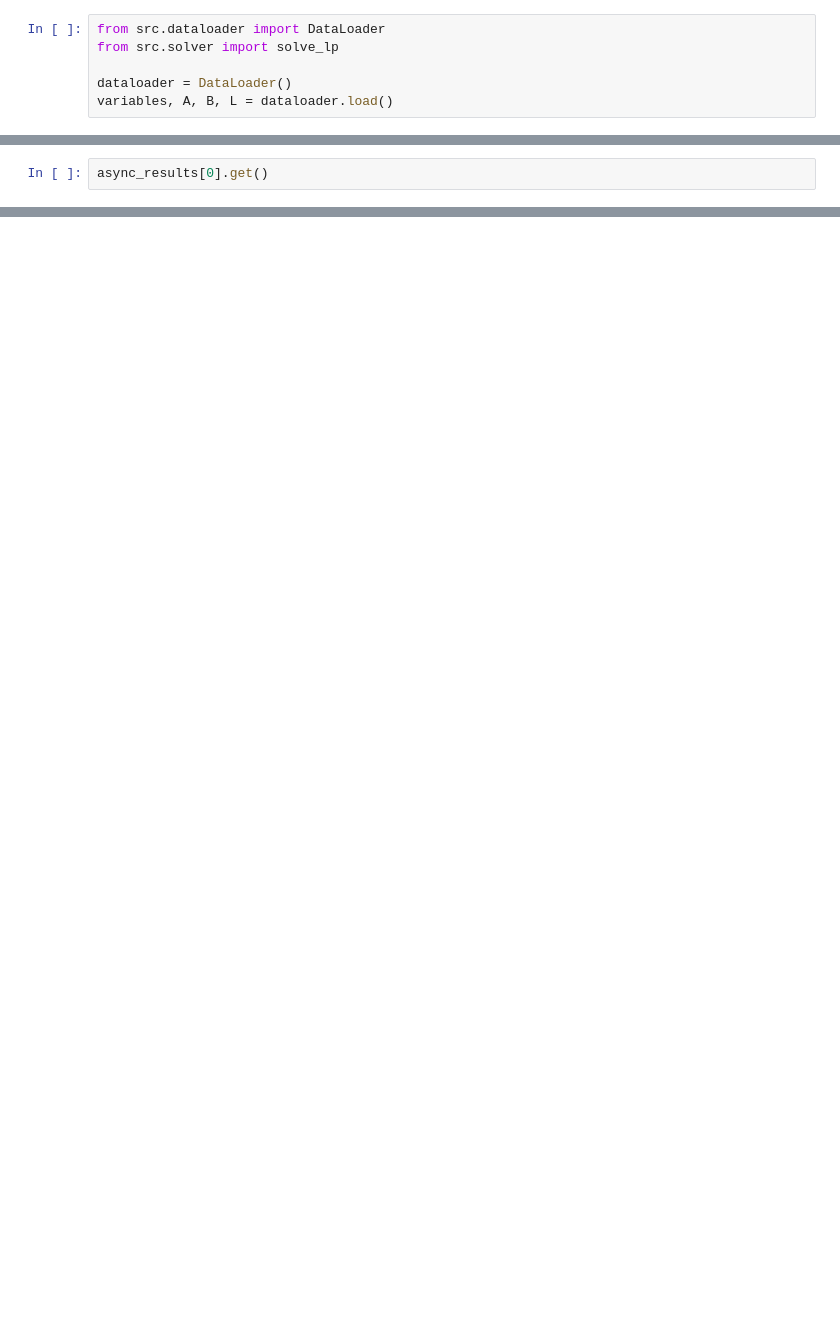
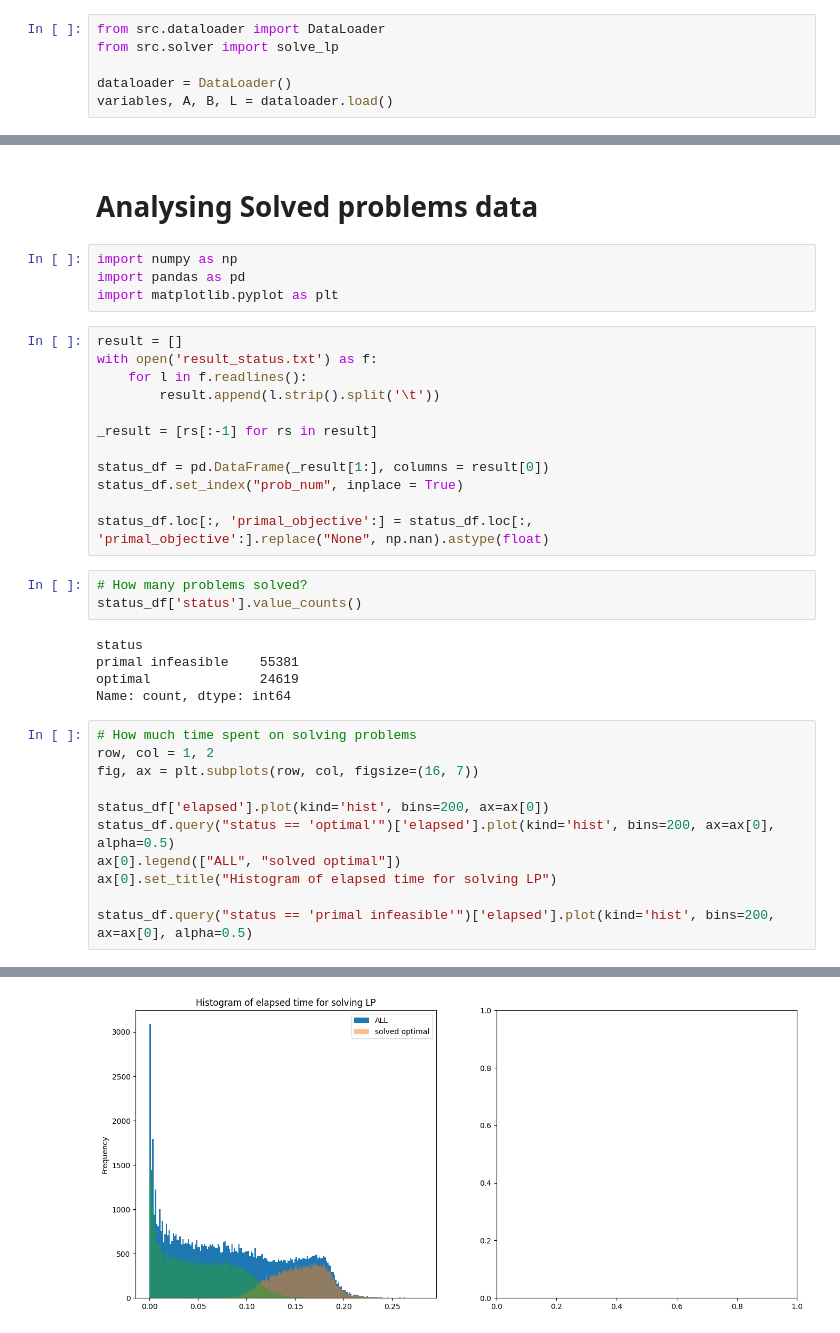
Before and after one commit to wowonki/hyu-credit-opt, a Jupyter notebook: analyze_data.ipynb, the cells around one changed output, grey strips where cells are left out. Drawn from its saved outputs; the diff is of its cells as text; blank space fills up the shorter version.

Commit message:
Analyze solved prob. but there are many to fix

```diff
--- a/analyze_data.ipynb
+++ b/analyze_data.ipynb
@@ -86,2 +9,38 @@ with multiprocessing.Pool(processes=2) as pool:
-# %%
-async_results[0].get()
+# %% [markdown]
+# Analysing Solved problems data
+# %%
+import numpy as np
+import pandas as pd
+import matplotlib.pyplot as plt
+# %%
+result = []
+with open('result_status.txt') as f:
+    for l in f.readlines():
+        result.append(l.strip().split('\t'))
+
+_result = [rs[:-1] for rs in result]
+
+status_df = pd.DataFrame(_result[1:], columns = result[0])
+status_df.set_index("prob_num", inplace = True)
+
+status_df.loc[:, 'primal_objective':] = status_df.loc[:, 'primal_objective':].replace("None", np.nan).astype(float)
+# %%
+# How many problems solved?
+status_df['status'].value_counts()
+# %% [output]
+status
+primal infeasible    55381
+optimal              24619
+Name: count, dtype: int64
+# %%
+# How much time spent on solving problems
+row, col = 1, 2
+fig, ax = plt.subplots(row, col, figsize=(16, 7))
+
+status_df['elapsed'].plot(kind='hist', bins=200, ax=ax[0])
+status_df.query("status == 'optimal'")['elapsed'].plot(kind='hist', bins=200, ax=ax[0], alpha=0.5)
+ax[0].legend(["ALL", "solved optimal"])
+ax[0].set_title("Histogram of elapsed time for solving LP")
+
+status_df.query("status == 'primal infeasible'")['elapsed'].plot(kind='hist', bins=200, ax=ax[0], alpha=0.5)
+# %% [output]
@@ -87,0 +48 @@ async_results[0].get()
+[figure, added]
```
Also changed, not shown: parts of 7 cells of this notebook, 1 other file.
